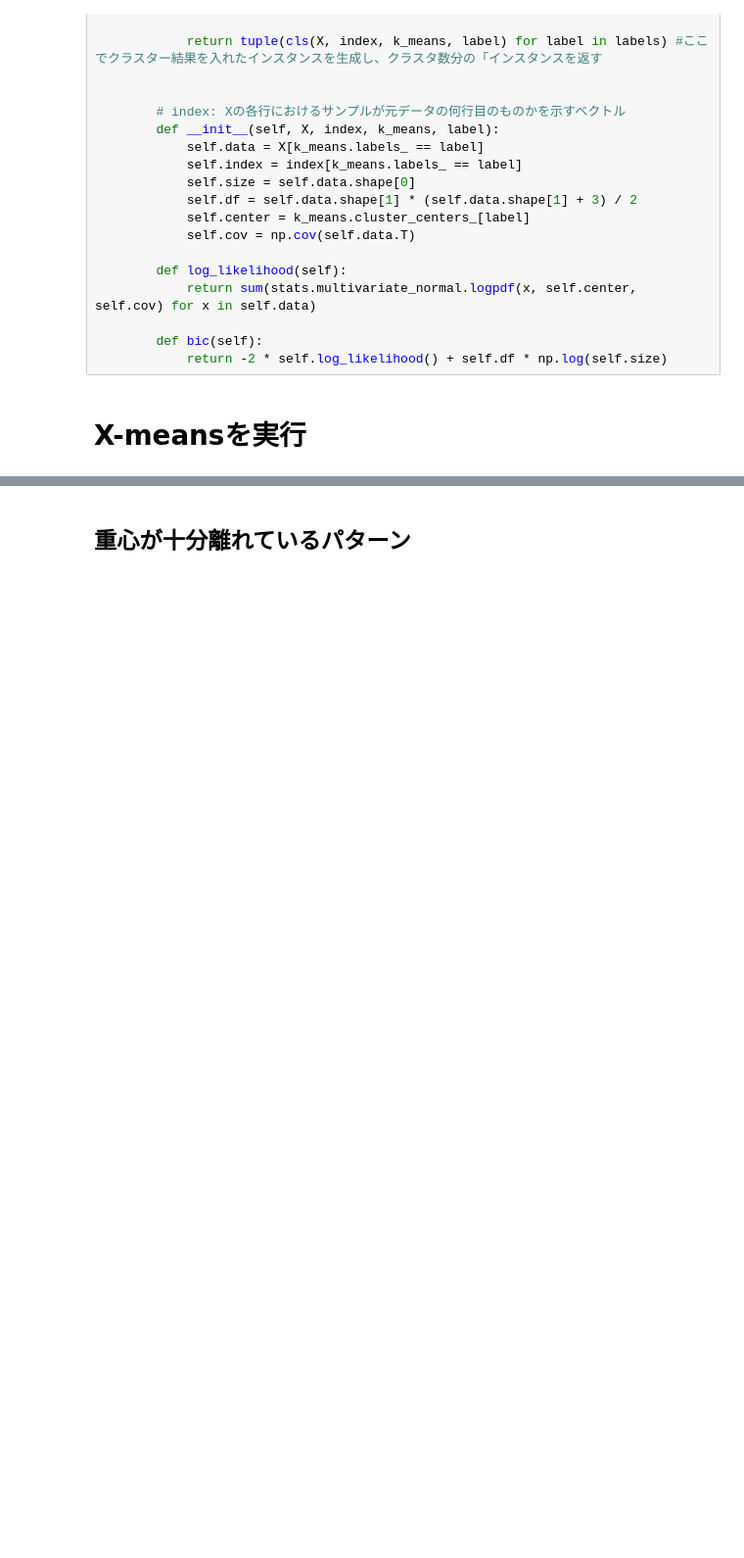
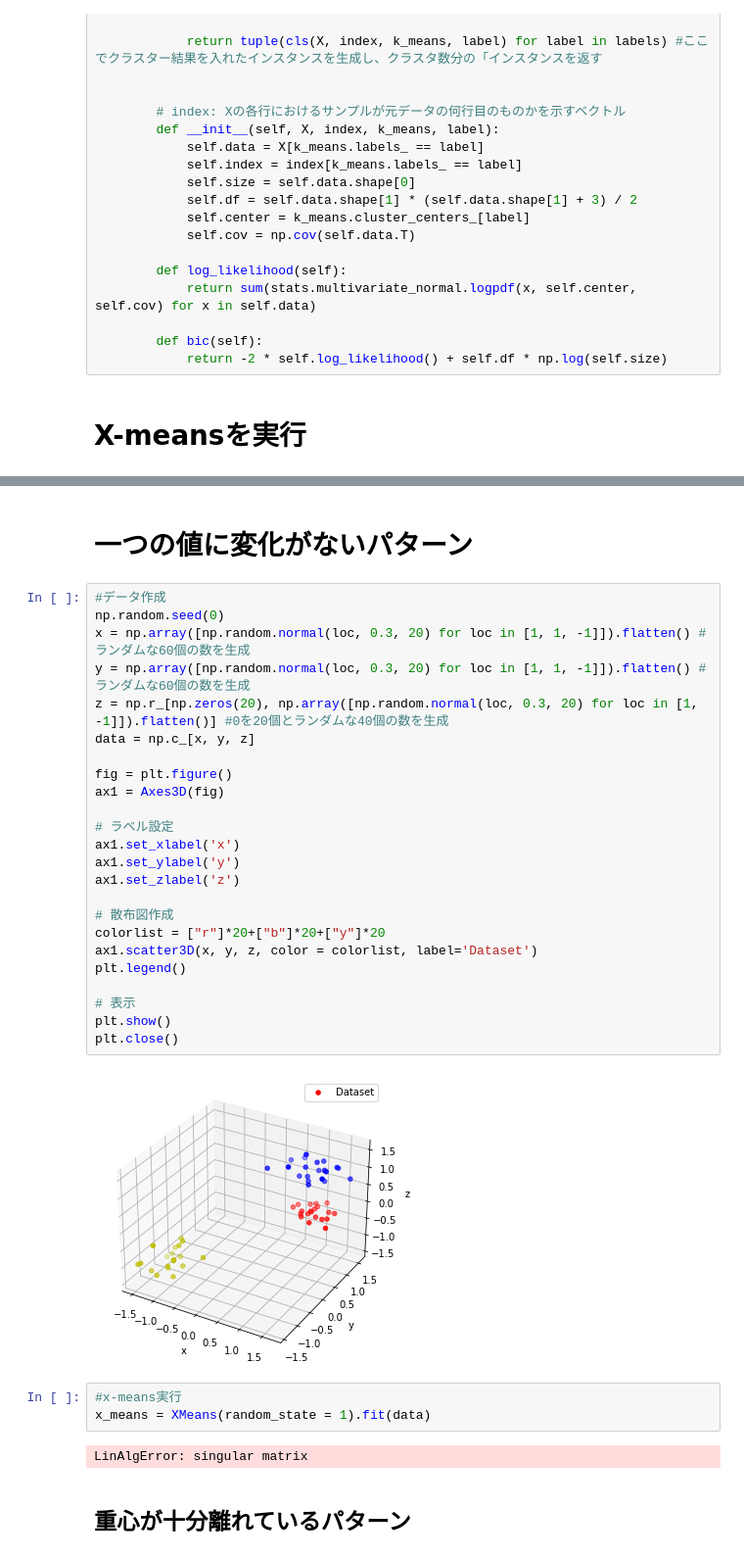
Before and after one commit to StoneRIeverKS/clustering_scripts, a Jupyter notebook: X-means_basis.ipynb, the cells around one changed output, grey strips where cells are left out. Shown: that part at 98% size. Saved outputs shown, nothing was run; the diff lists cells and outputs as text; blank space fills up the shorter version.

```diff
--- a/X-means_basis.ipynb
+++ b/X-means_basis.ipynb
@@ -98,3 +177,36 @@ class XMeans:
+# %% [markdown]
+# 一つの値に変化がないパターン
+# %%
+#データ作成
+np.random.seed(0)
+x = np.array([np.random.normal(loc, 0.3, 20) for loc in [1, 1, -1]]).flatten() #ランダムな60個の数を生成
+y = np.array([np.random.normal(loc, 0.3, 20) for loc in [1, 1, -1]]).flatten() #ランダムな60個の数を生成
+z = np.r_[np.zeros(20), np.array([np.random.normal(loc, 0.3, 20) for loc in [1, -1]]).flatten()] #0を20個とランダムな40個の数を生成
+data = np.c_[x, y, z]
+
+fig = plt.figure()
+ax1 = Axes3D(fig)
+
+# ラベル設定
+ax1.set_xlabel('x')
+ax1.set_ylabel('y')
+ax1.set_zlabel('z')
+
+# 散布図作成
+colorlist = ["r"]*20+["b"]*20+["y"]*20
+ax1.scatter3D(x, y, z, color = colorlist, label='Dataset')
+plt.legend()
+
+# 表示
+plt.show()
+plt.close()
+# %% [output]
+[figure, added]
+# %%
+#x-means実行
+x_means = XMeans(random_state = 1).fit(data)
+# %% [output]
+LinAlgError: singular matrix
 # %% [markdown]
 ## 重心が十分離れているパターン
 # %%
```
Also changed, not shown: parts of 6 cells of this notebook, 4 other files.
